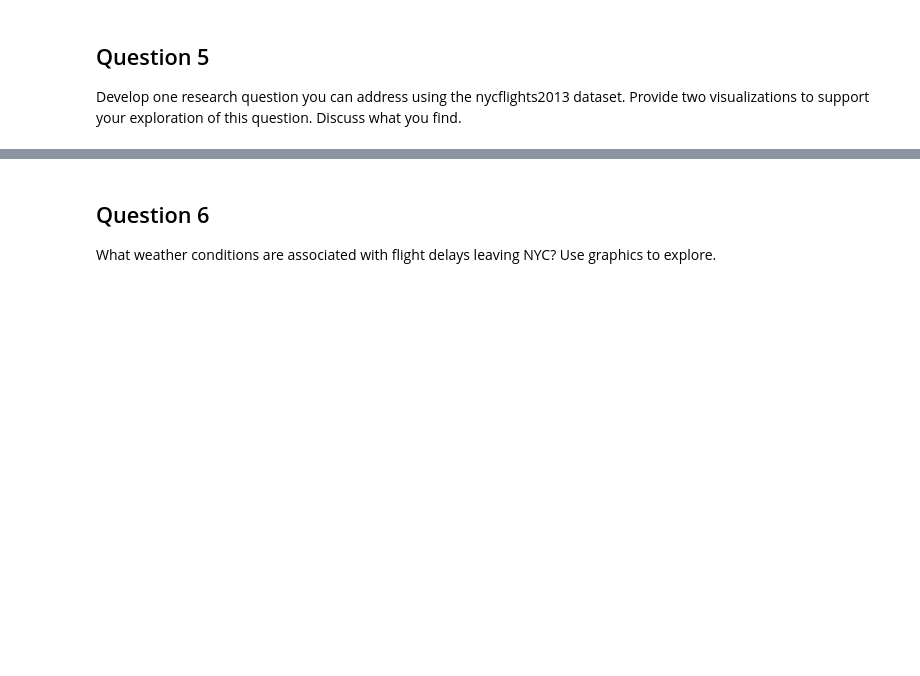
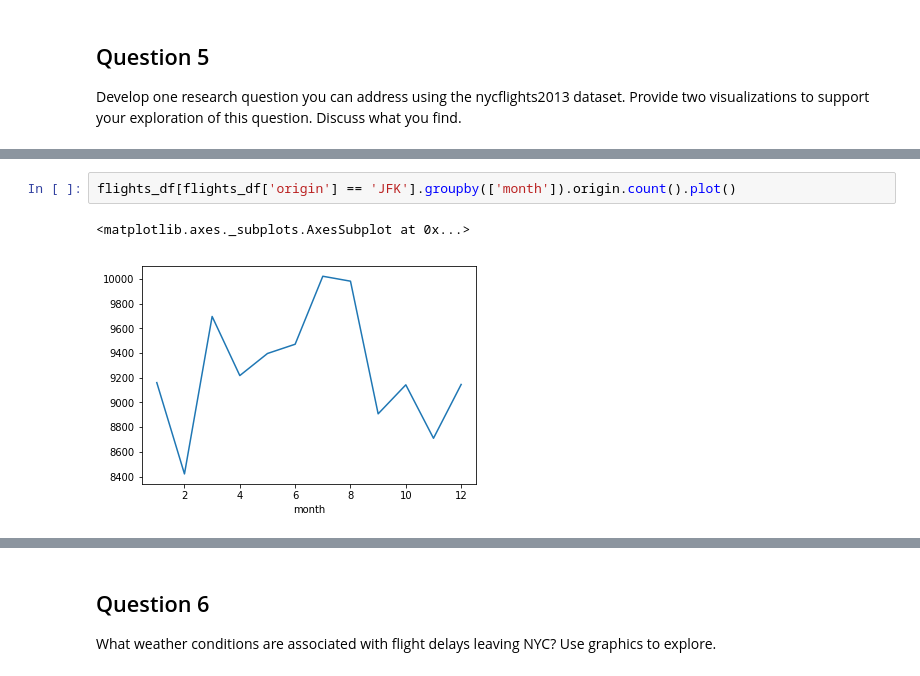
Before and after one commit to adityachatterjee42/INFX574, a Jupyter notebook: Homework/1/ps1_pandas.ipynb, the cells around one changed output, grey strips where cells are left out. Drawn from its saved outputs; the diff is of its cells as text; blank space fills up the shorter version.

```diff
--- a/Homework/1/ps1_pandas.ipynb
+++ b/Homework/1/ps1_pandas.ipynb
@@ -262,0 +335,5 @@ Develop one research question you can address using the nycflights2013 dataset.
+# %%
+flights_df[flights_df['origin'] == 'JFK'].groupby(['month']).origin.count().plot()
+# %% [output]
+<matplotlib.axes._subplots.AxesSubplot at 0x...>
+[figure, added]
```
Also changed, not shown: parts of 26 cells of this notebook, 1 other file.
